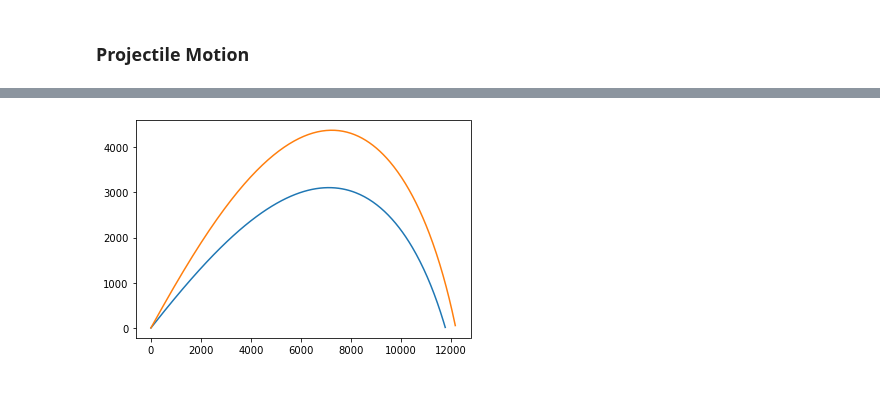
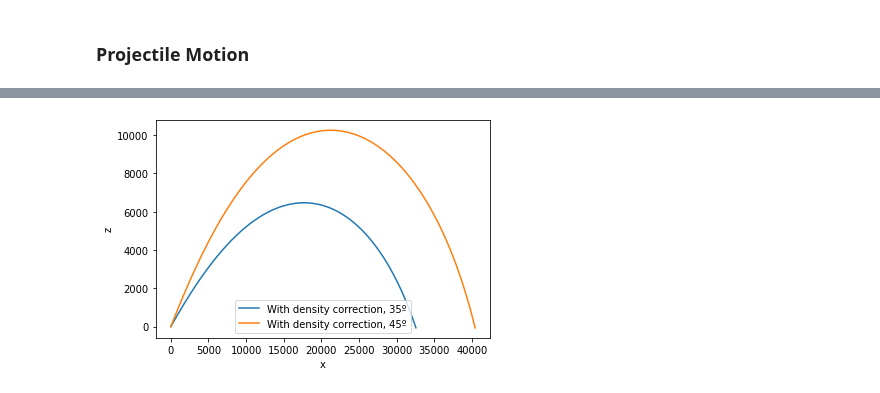
Before and after one commit to amavicpos/other-files, a Jupyter notebook: Scientific computing with Python/C11_notebook.ipynb, the cells around one changed output, grey strips where cells are left out. Drawn from its saved outputs; the diff is of its cells as text; code cells hidden in the pictures.

```diff
--- a/Scientific computing with Python/C11_notebook.ipynb
+++ b/Scientific computing with Python/C11_notebook.ipynb
@@ -6,8 +6,10 @@ import matplotlib.pyplot as plt
 # %%
 N = 201
 P, m, v_lim = 400, 80, 7
-v, v[0] = np.zeros(N), 0
-dt, t = 1, np.arange(0, N, dt)
+v = np.zeros(N)
+v[0] = 0
+dt = 1
+t = np.arange(0, N, dt)
 
 for i in t[:-1]:
     if v[i] < v_lim:
@@ -59,28 +71,24 @@ plt.show()
 # %%
 # With density correction:
 thetas = [35, 45]
+for theta in thetas:
+    v_in, theta_rad = 700, theta*np.pi/180
+    dt = 0.25
+    B, z_0, p_0 = 4e-5, 1e4, 1.204
+    p, v, v_x, v_z, x, z = [p_0], [v_in], [v_in*np.cos(theta_rad)], [v_in*np.sin(theta_rad)], [0], [0]
 
-for theta in thetas:
-    N, v, v[0], theta = 281, np.zeros(N), 700, theta*np.pi/180
-    dt, t = 0.25, np.arange(0, dt*N, dt)
-    v_x, v_x[0] = np.zeros(N), v[0]*np.cos(theta)
-    v_z, v_z[0] = np.zeros(N), v[0]*np.sin(theta)
-    x, z = np.zeros(N), np.zeros(N)
-    B, z_0, p_0 = 4e-5, 1e4, 1.204
-    p, p[0] = np.zeros(N), p_0
+    while z[-1]>=0:
+        x.append(x[-1] + v_x[-1] * dt)
+        z.append(z[-1] + v_z[-1] * dt)
+        v_x.append(v_x[-1] - p[-1]/p_0*B*v[-1]*v_x[-1] * dt)
+        v_z.append(v_z[-1] - p[-1]/p_0*9.8*dt - B*v[-1]*v_z[-1] * dt)
+        v.append(np.sqrt(v_x[-1]**2 + v_z[-1]**2))
+        p.append(p_0 * np.exp(-z[-1]/z_0))
+    plt.plot(x, z, label=f"With density correction, {theta}º")
 
-    for i in range(N-1):
-        x[i + 1] = x[i] + v_x[i] * dt
-        z[i + 1] = z[i] + v_z[i] * dt
-        v_x[i + 1] = v_x[i] - p[i]/p_0*B*v[i]*v_x[i]
-        v_z[i + 1] = v_z[i] - p[i]/p_0*9.8*dt - B*v[i]*v_z[i]
-        v[i + 1] = np.sqrt(v_x[i + 1]**2 + v_z[i + 1]**2)
-        p[i + 1] = p_0 * np.exp(-z[i + 1]/z_0)
-    try:
-        plt.plot(x[:np.where(z<=0)[0][1]], z[:np.where(z<=0)[0][1]])
-    except:
-        plt.plot(x, z)
-
+plt.legend()
+plt.xlabel("x")
+plt.ylabel("z")
 plt.show()
 # %% [output]
-[figure, old version]
+[figure, new version]
```
Also changed, not shown: parts of 4 cells of this notebook.
